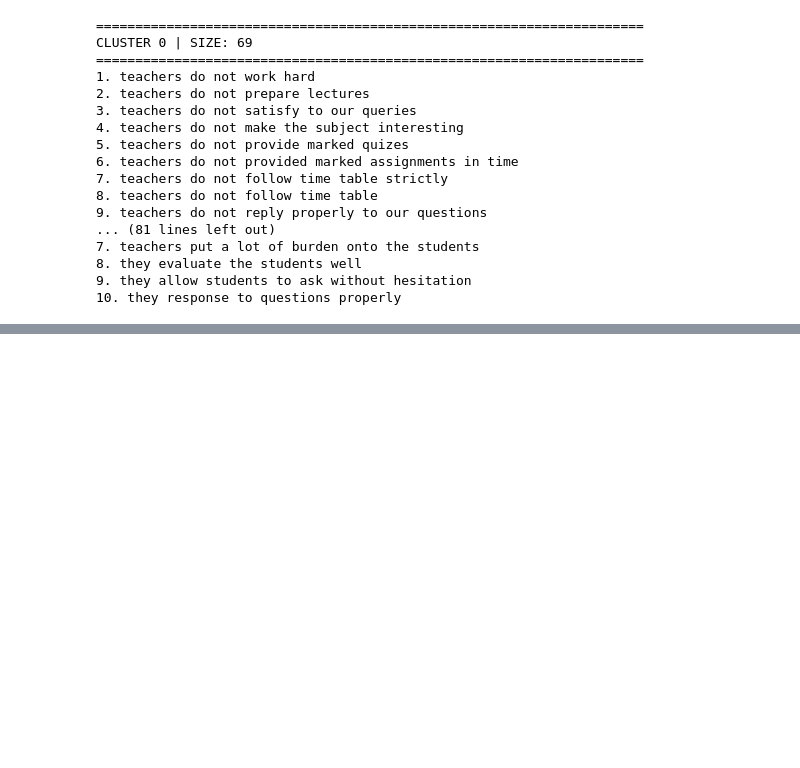
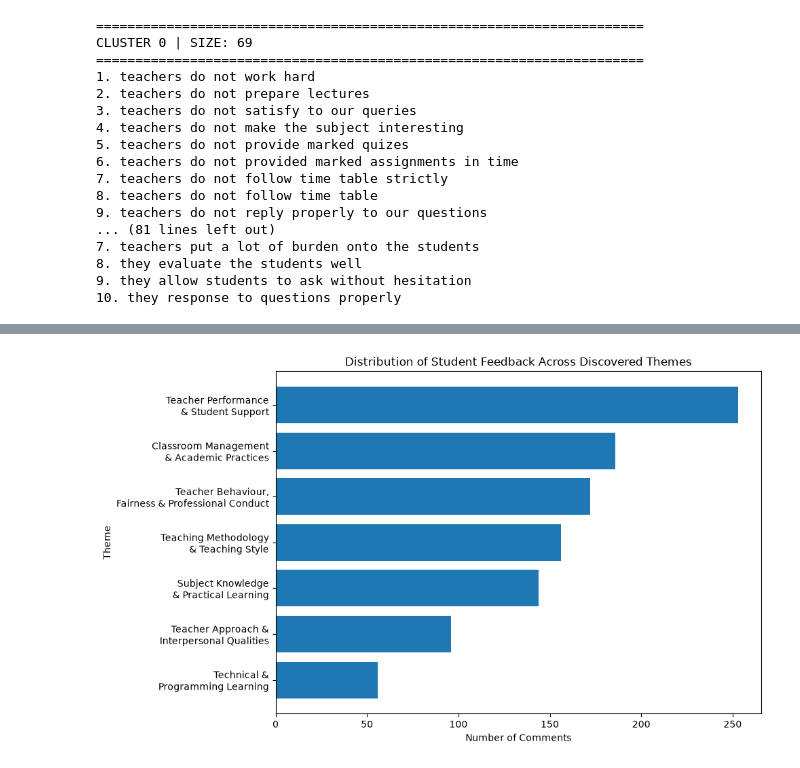
Before and after one commit to srushtisoni08/NLP-Feedback-Clustering, a Jupyter notebook: notebooks/05_comparison_evaluation.ipynb, the cells around one changed output, grey strips where cells are left out. Saved outputs shown, nothing was run; the diff lists cells and outputs as text; code cells hidden in the pictures; blank space fills up the shorter version.

```diff
--- a/notebooks/05_comparison_evaluation.ipynb
+++ b/notebooks/05_comparison_evaluation.ipynb
@@ -340,0 +823,24 @@ KeyError: 'sbert_cluster_7'
+# %%
+theme_counts = (
+    df_model["sbert_cluster_7"]
+    .value_counts()
+    .sort_values()
+)
+
+labels = [
+    theme_names[i]
+    for i in theme_counts.index
+]
+
+plt.figure(figsize=(10, 6))
+
+plt.barh(labels, theme_counts.values)
+
+plt.xlabel("Number of Comments")
+plt.ylabel("Theme")
+plt.title("Distribution of Student Feedback Across Discovered Themes")
+
+plt.tight_layout()
+plt.show()
+# %% [output]
+[figure, added]
```
Also changed, not shown: parts of 21 cells of this notebook, 2 other files.
